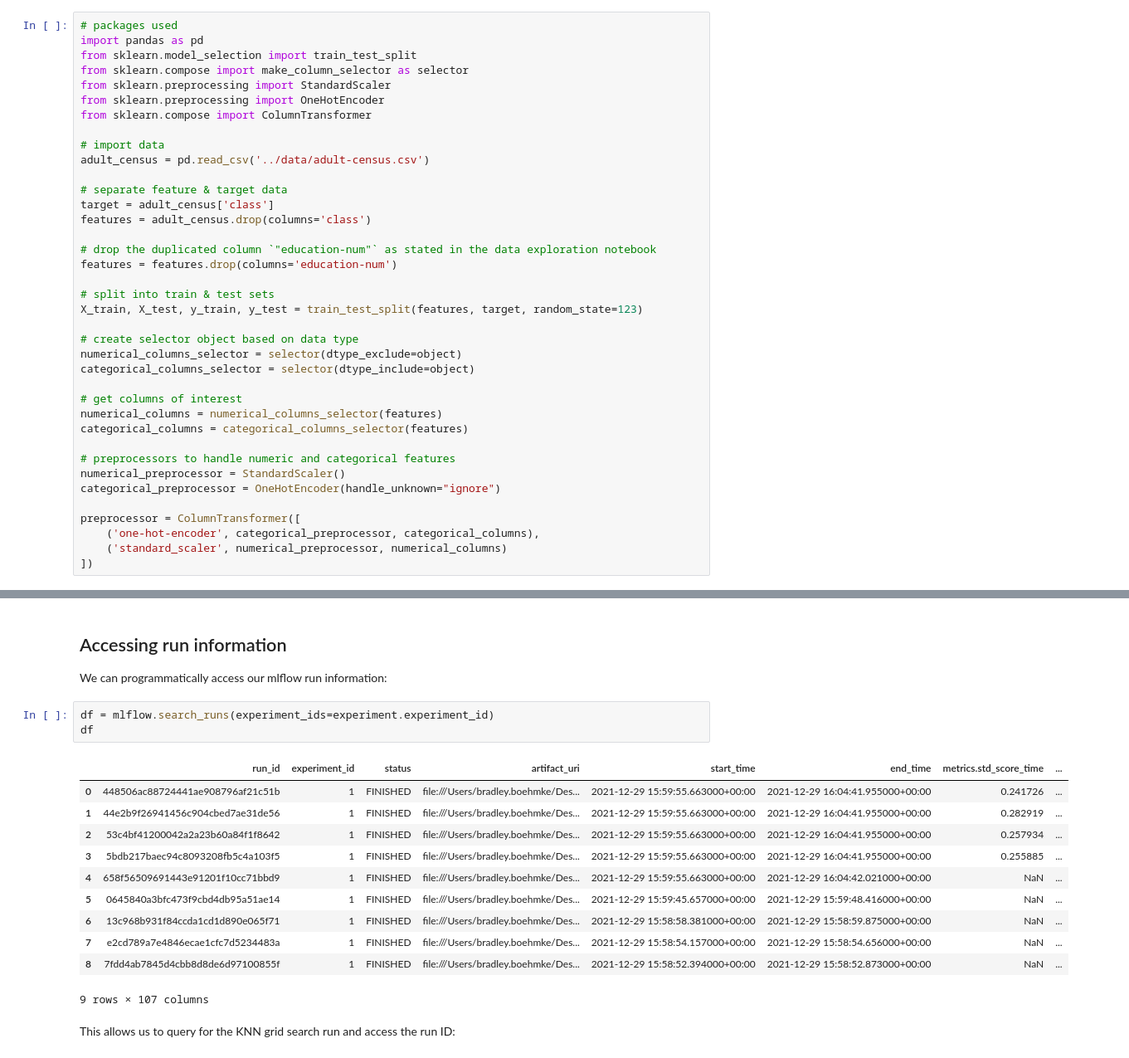
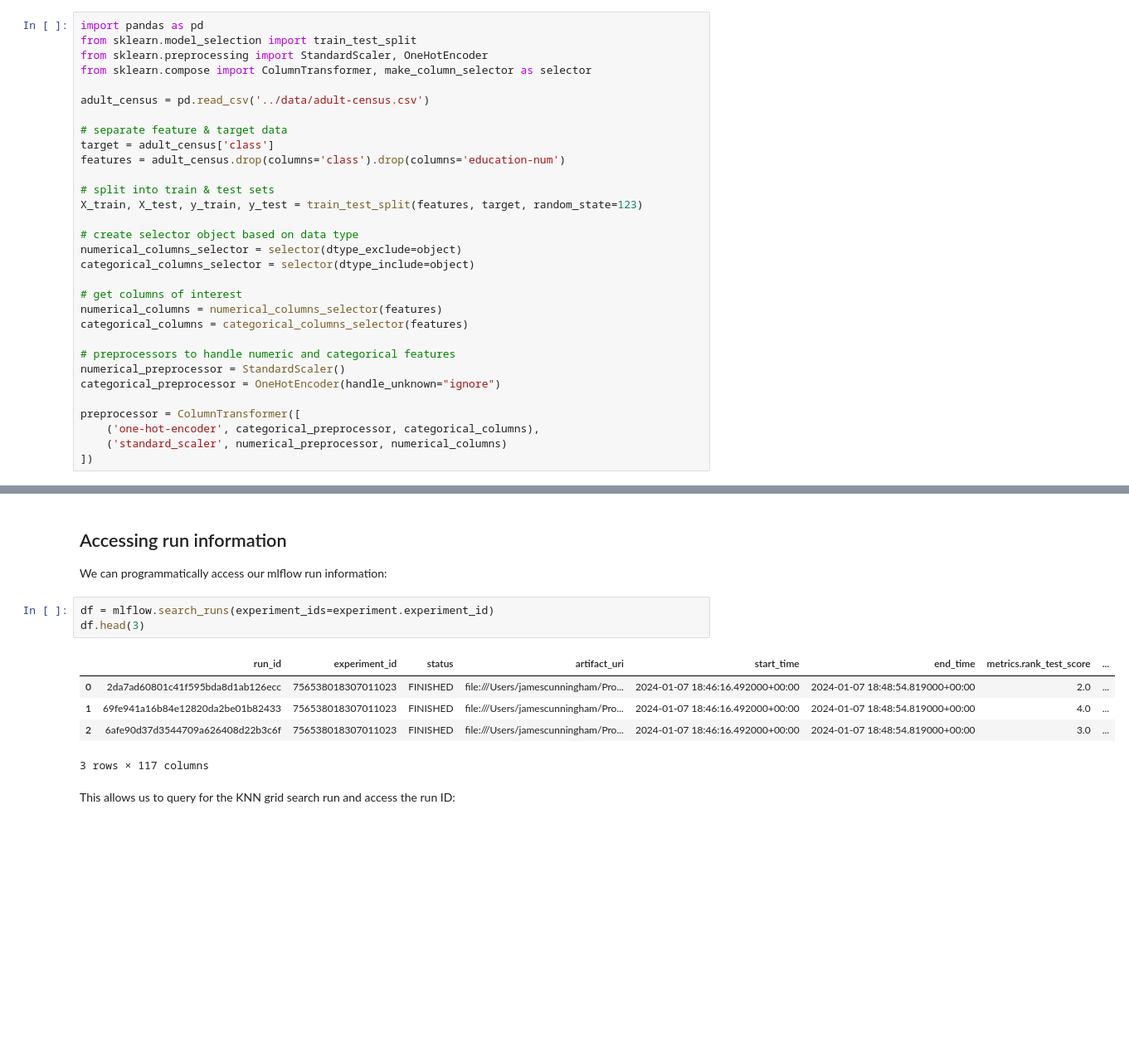
Before and after one commit to uc-python/advanced-python-datasci, a Jupyter notebook: notebooks/09-ml_lifecycle_mgt.ipynb, the cells around one changed output, grey strips where cells are left out. Shown at 83% size. Cells and saved outputs as stored; diff of their text form; blank space fills up the shorter version.

```diff
--- a/notebooks/09-ml_lifecycle_mgt.ipynb
+++ b/notebooks/09-ml_lifecycle_mgt.ipynb
@@ -90,23 +87,16 @@ Note the new local `mlruns/` directory:
 # %% [markdown]
 Before we record a model run let's import and prepare our data:
 # %%
-# packages used
 import pandas as pd
 from sklearn.model_selection import train_test_split
-from sklearn.compose import make_column_selector as selector
-from sklearn.preprocessing import StandardScaler
-from sklearn.preprocessing import OneHotEncoder
-from sklearn.compose import ColumnTransformer
+from sklearn.preprocessing import StandardScaler, OneHotEncoder
+from sklearn.compose import ColumnTransformer, make_column_selector as selector
 
-# import data
 adult_census = pd.read_csv('../data/adult-census.csv')
 
 # separate feature & target data
 target = adult_census['class']
-features = adult_census.drop(columns='class')
-
-# drop the duplicated column `"education-num"` as stated in the data exploration notebook
-features = features.drop(columns='education-num')
+features = adult_census.drop(columns='class').drop(columns='education-num')
 
 # split into train & test sets
 X_train, X_test, y_train, y_test = train_test_split(features, target, random_state=123)
@@ -328,18 +292,12 @@ If we look at the MLflow UI we'll notice that autologging a parameter search res
 We can programmatically access our mlflow run information:
 # %%
 df = mlflow.search_runs(experiment_ids=experiment.experiment_id)
-df
+df.head(3)
 # %% [output]
-|  | run_id | experiment_id | status | artifact_uri | start_time | end_time | metrics.std_score_time | ... |
-| 0 | 448506ac88724441ae908796af21c51b | 1 | FINISHED | file:///Users/bradley.boehmke/Des... | 2021-12-29 15:59:55.663000+00:00 | 2021-12-29 16:04:41.955000+00:00 | 0.241726 | ... |
-| 1 | 44e2b9f26941456c904cbed7ae31de56 | 1 | FINISHED | file:///Users/bradley.boehmke/Des... | 2021-12-29 15:59:55.663000+00:00 | 2021-12-29 16:04:41.955000+00:00 | 0.282919 | ... |
-| 2 | 53c4bf41200042a2a23b60a84f1f8642 | 1 | FINISHED | file:///Users/bradley.boehmke/Des... | 2021-12-29 15:59:55.663000+00:00 | 2021-12-29 16:04:41.955000+00:00 | 0.257934 | ... |
-| 3 | 5bdb217baec94c8093208fb5c4a103f5 | 1 | FINISHED | file:///Users/bradley.boehmke/Des... | 2021-12-29 15:59:55.663000+00:00 | 2021-12-29 16:04:41.955000+00:00 | 0.255885 | ... |
-| 4 | 658f56509691443e91201f10cc71bbd9 | 1 | FINISHED | file:///Users/bradley.boehmke/Des... | 2021-12-29 15:59:55.663000+00:00 | 2021-12-29 16:04:42.021000+00:00 | NaN | ... |
-| 5 | 0645840a3bfc473f9cbd4db95a51ae14 | 1 | FINISHED | file:///Users/bradley.boehmke/Des... | 2021-12-29 15:59:45.657000+00:00 | 2021-12-29 15:59:48.416000+00:00 | NaN | ... |
-| 6 | 13c968b931f84ccda1cd1d890e065f71 | 1 | FINISHED | file:///Users/bradley.boehmke/Des... | 2021-12-29 15:58:58.381000+00:00 | 2021-12-29 15:58:59.875000+00:00 | NaN | ... |
-| 7 | e2cd789a7e4846ecae1cfc7d5234483a | 1 | FINISHED | file:///Users/bradley.boehmke/Des... | 2021-12-29 15:58:54.157000+00:00 | 2021-12-29 15:58:54.656000+00:00 | NaN | ... |
-| 8 | 7fdd4ab7845d4cbb8d8de6d97100855f | 1 | FINISHED | file:///Users/bradley.boehmke/Des... | 2021-12-29 15:58:52.394000+00:00 | 2021-12-29 15:58:52.873000+00:00 | NaN | ... |
+|  | run_id | experiment_id | status | artifact_uri | start_time | end_time | metrics.rank_test_score | ... |
+| 0 | 2da7ad60801c41f595bda8d1ab126ecc | 756538018307011023 | FINISHED | file:///Users/jamescunningham/Pro... | 2024-01-07 18:46:16.492000+00:00 | 2024-01-07 18:48:54.819000+00:00 | 2.0 | ... |
+| 1 | 69fe941a16b84e12820da2be01b82433 | 756538018307011023 | FINISHED | file:///Users/jamescunningham/Pro... | 2024-01-07 18:46:16.492000+00:00 | 2024-01-07 18:48:54.819000+00:00 | 4.0 | ... |
+| 2 | 6afe90d37d3544709a626408d22b3c6f | 756538018307011023 | FINISHED | file:///Users/jamescunningham/Pro... | 2024-01-07 18:46:16.492000+00:00 | 2024-01-07 18:48:54.819000+00:00 | 3.0 | ... |
-9 rows × 107 columns
+3 rows × 117 columns
 # %% [markdown]
 This allows us to query for the KNN grid search run and access the run ID:
```
Also changed, not shown: parts of 5 cells of this notebook, 4 other files.
